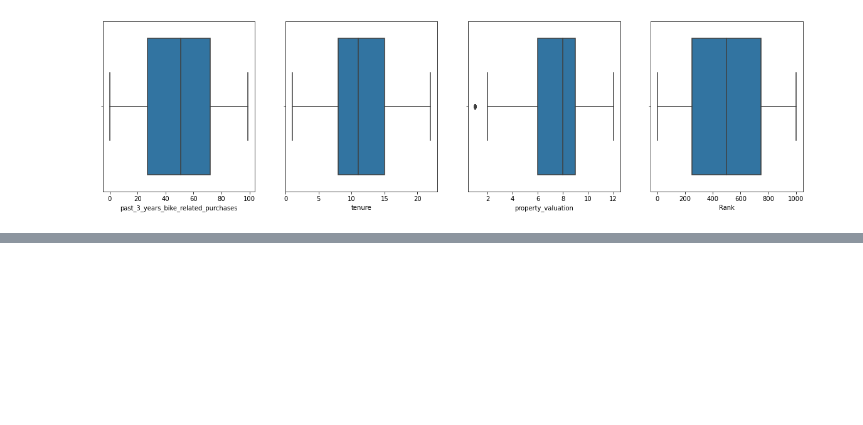
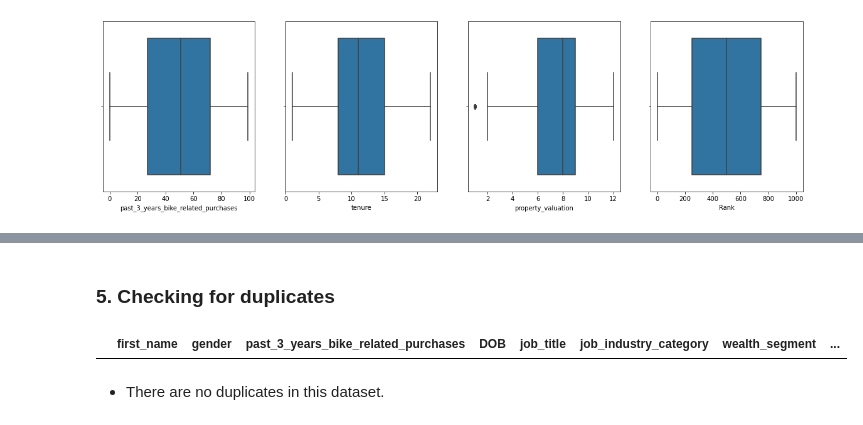
Before and after one commit to Jagadeeshkumaryanda/Customer_Segmentation_Analysis, a Jupyter notebook: DAQ_and_Data_Cleaning_NewCustomerList.ipynb, the cells around one changed output, grey strips where cells are left out. Drawn from its saved outputs; the diff is of its cells as text; code cells hidden in the pictures; blank space fills up the shorter version.

```diff
--- a/DAQ_and_Data_Cleaning_NewCustomerList.ipynb
+++ b/DAQ_and_Data_Cleaning_NewCustomerList.ipynb
@@ -145,0 +222,8 @@ sns.boxplot(df_newcustomerlist['Rank'])
+# %% [markdown]
+### 5. Checking for duplicates
+# %%
+df_newcustomerlist[df_newcustomerlist.duplicated()==True]
+# %% [output]
+|  | first_name | gender | past_3_years_bike_related_purchases | DOB | job_title | job_industry_category | wealth_segment | ... |
+# %% [markdown]
+* There are no duplicates in this dataset.
```
Also changed, not shown: parts of 15 cells of this notebook, 2 other files.
